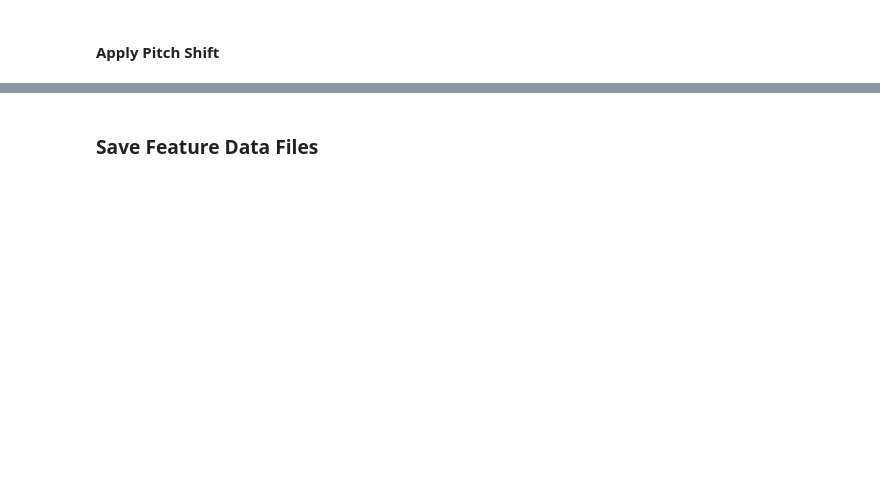
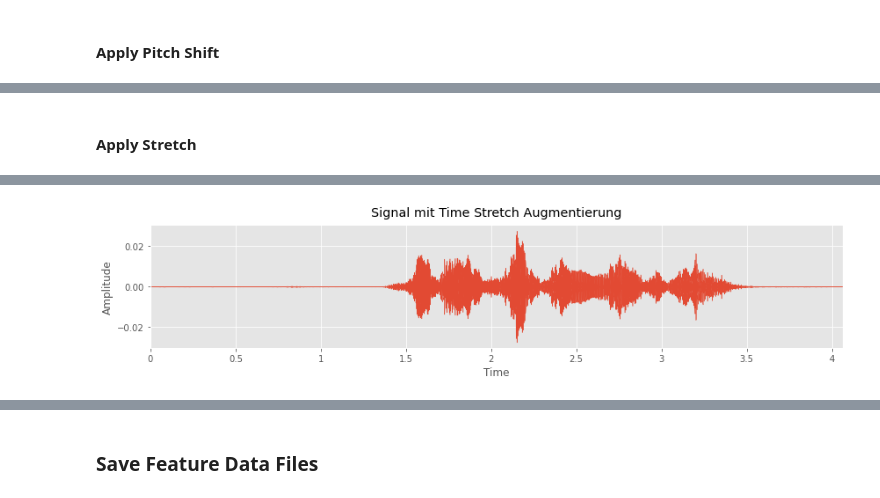
Before and after one commit to itsmartinhi/speech-emotion-recognition, a Jupyter notebook: notebooks/preprocessing.ipynb, the cells around one changed output, grey strips where cells are left out. Saved outputs shown, nothing was run; the diff lists cells and outputs as text; code cells hidden in the pictures; blank space fills up the shorter version.

```diff
--- a/notebooks/preprocessing.ipynb
+++ b/notebooks/preprocessing.ipynb
@@ -385,0 +401,7 @@ ipd.Audio(signal_pitch, rate=sr)
+# %% [markdown]
+#### Apply Stretch
+# %%
+signal_pitch = augmentation.add_stretch(signal)
+plot_signal(signal_pitch, "Signal mit Time Stretch Augmentierung", True, 'strech_aug')
+ipd.Audio(signal_pitch, rate=sr)
+# %% [output]
@@ -386,3 +409,4 @@ ipd.Audio(signal_pitch, rate=sr)
+[figure, added]
 # %%
 # df_all_file_available = os.path.isfile(DF_ALL_PATH)
 # df_male_file_available = os.path.isfile(DF_MALE_PATH)
```
Also changed, not shown: parts of 11 cells of this notebook, 10 other files.
